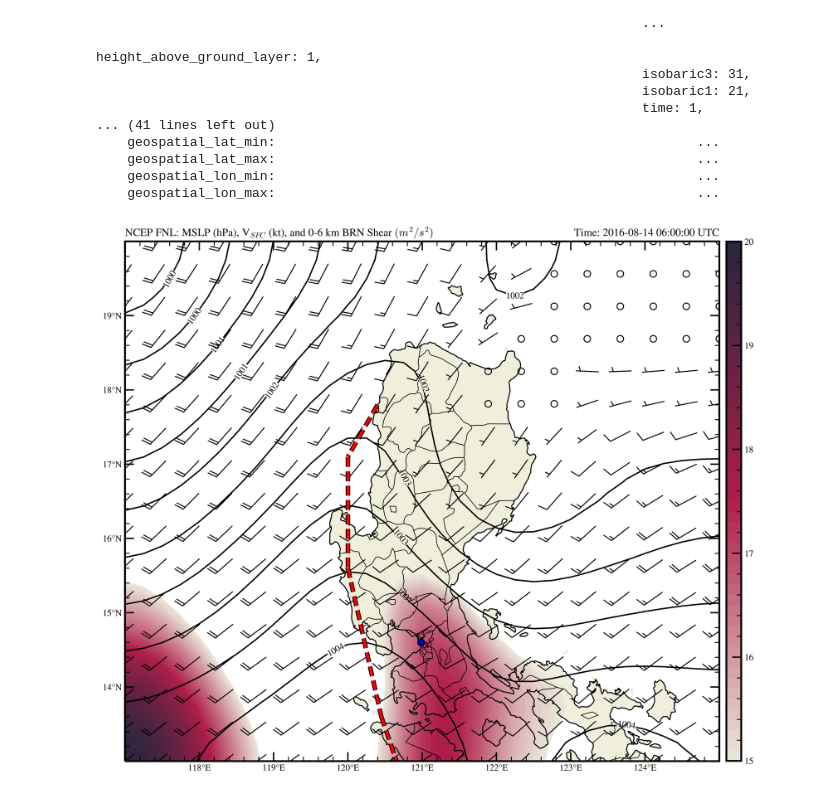
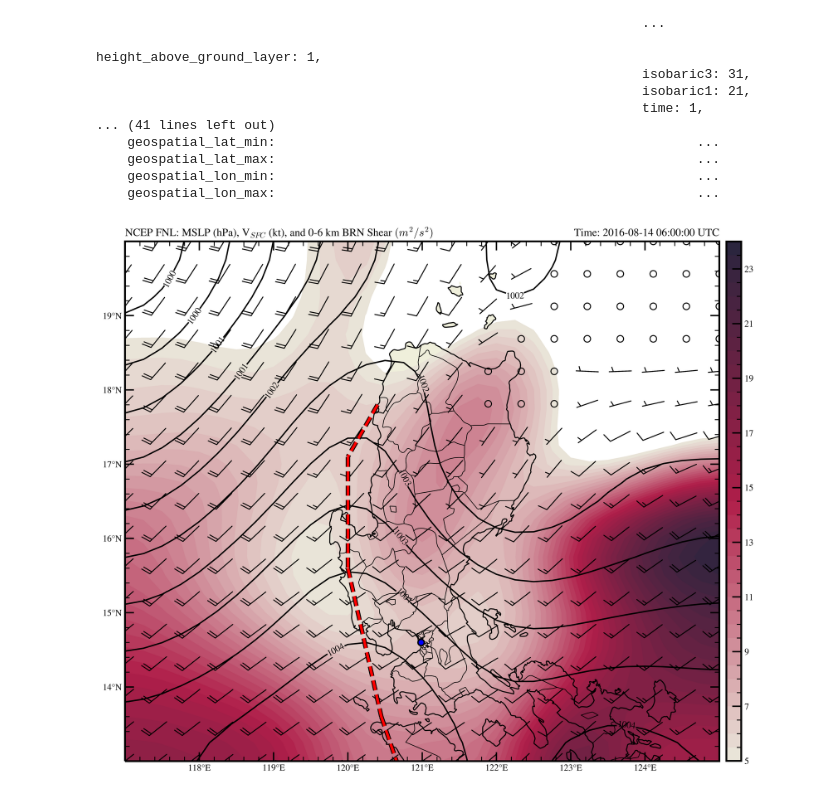
Before and after one commit to AstroCGHA/NCEP-GFS, a Jupyter notebook: MLSP, Winds, BWD Shear.ipynb, the cells around one changed output. Cells and saved outputs as stored; diff of their text form; code cells hidden in the pictures.

```diff
--- a/MLSP, Winds, BWD Shear.ipynb
+++ b/MLSP, Winds, BWD Shear.ipynb
@@ -48,10 +48,10 @@ vwind = ds['v-component_of_wind_isobaric']
 mslp = gaussian_filter(mslp.data[0], sigma=3.0) * units.pascal
 mslph = mslp.to('hPa')
 
+uwnd_surf10 = gaussian_filter(usurf.sel(height_above_ground1=10).data[0], sigma=3.0) * units('m/s')
+vwnd_surf10 = gaussian_filter(vsurf.sel(height_above_ground1=10).data[0], sigma=3.0) * units('m/s')
+
 # Select u-component winds from surface to 500 hPa.
-uwnd_surf10 = gaussian_filter(usurf.sel(height_above_ground1=10).data[0], sigma=3.0) * units('m/s')
-uwnd_1k = gaussian_filter(uwind.sel(isobaric3=100000).data[0], sigma=3.0) * units('m/s')
-uwnd_975 = gaussian_filter(uwind.sel(isobaric3=97500).data[0], sigma=3.0) * units('m/s')
 uwnd_950 = gaussian_filter(uwind.sel(isobaric3=95000).data[0], sigma=3.0) * units('m/s')
 uwnd_925 = gaussian_filter(uwind.sel(isobaric3=92500).data[0], sigma=3.0) * units('m/s')
 uwnd_900 = gaussian_filter(uwind.sel(isobaric3=90000).data[0], sigma=3.0) * units('m/s')
@@ -65,9 +65,6 @@ uwnd_550 = gaussian_filter(uwind.sel(isobaric3=55000).data[0], sigma=3.0) * unit
 uwnd_500 = gaussian_filter(uwind.sel(isobaric3=50000).data[0], sigma=3.0) * units('m/s')
 
 # Select v-component winds from surface to 500 hPa.
-vwnd_surf10 = gaussian_filter(vsurf.sel(height_above_ground1=10).data[0], sigma=3.0) * units('m/s')
-vwnd_1k = gaussian_filter(vwind.sel(isobaric3=100000).data[0], sigma=3.0) * units('m/s')
-vwnd_975 = gaussian_filter(vwind.sel(isobaric3=97500).data[0], sigma=3.0) * units('m/s')
 vwnd_950 = gaussian_filter(vwind.sel(isobaric3=95000).data[0], sigma=3.0) * units('m/s')
 vwnd_925 = gaussian_filter(vwind.sel(isobaric3=92500).data[0], sigma=3.0) * units('m/s')
 vwnd_900 = gaussian_filter(vwind.sel(isobaric3=90000).data[0], sigma=3.0) * units('m/s')
@@ -81,15 +78,15 @@ vwnd_550 = gaussian_filter(vwind.sel(isobaric3=55000).data[0], sigma=3.0) * unit
 vwnd_500 = gaussian_filter(vwind.sel(isobaric3=50000).data[0], sigma=3.0) * units('m/s')
 
 # Add and compute for average/mean winds
-tot_uwind = uwnd_surf10 + uwnd_1k + uwnd_975 + uwnd_950 + uwnd_925 + uwnd_900 + uwnd_850 + uwnd_800 + uwnd_750 + uwnd_700 + uwnd_650 + uwnd_600 + uwnd_550 + uwnd_500
-mean_uwind = tot_uwind / 14 # Number of Ns/Average
+tot_uwind = uwnd_950 + uwnd_925 + uwnd_900 + uwnd_850 + uwnd_800 + uwnd_750 + uwnd_700 + uwnd_650 + uwnd_600 + uwnd_550 + uwnd_500
+mean_uwind = tot_uwind / 11 # Number of Ns/Average
 
-tot_vwind = vwnd_surf10 + vwnd_1k + vwnd_975 + vwnd_950 + vwnd_925 + vwnd_900 + vwnd_850 + vwnd_800 + vwnd_750 + vwnd_700 + vwnd_650 + vwnd_600 + vwnd_550 + vwnd_500
-mean_vwind = tot_vwind / 14 # Number of Ns/Average
+tot_vwind = vwnd_950 + vwnd_925 + vwnd_900 + vwnd_850 + vwnd_800 + vwnd_750 + vwnd_700 + vwnd_650 + vwnd_600 + vwnd_550 + vwnd_500
+mean_vwind = tot_vwind / 11 # Number of Ns/Average
 
 # Compute for change in mean winds
-del_uwind = mean_uwind - uwnd_surf10
-del_vwind = mean_vwind - vwnd_surf10
+del_uwind = mean_uwind - uwnd_950
+del_vwind = mean_vwind - vwnd_950
 
 # Compute for shear magnitude 'M'
 shear_mag = np.sqrt(del_uwind*del_uwind + del_vwind*del_vwind)
@@ -120,11 +117,10 @@ ax.add_feature(cfeature.STATES.with_scale('50m'))
 ax.add_feature(cfeature.LAND)
 
 # Add BRN Shear contours
-shr_range = np.arange(15, 20.01, 0.1)
+shr_range = np.arange(5, 24.5, 0.5)
 shr = ax.contourf(lons, lats, brn_shear, shr_range, cmap='swift.red_r', transform=datacrs)
-cbar = plt.colorbar(shr, orientation='vertical', pad=0.01, aspect=35, shrink=0.664,
-                    ticks=[15, 16, 17, 18, 19, 20])
-cbar.ax.set_yticklabels(['15', '16', '17', '18', '19', '20'])
+cbar = plt.colorbar(shr, orientation='vertical', pad=0.01, aspect=35, shrink=0.664)
+#cbar.ax.set_yticklabels(['25', '30', '35', '40', '45', '50', '55', '60', '65', '70', '75'])
 cbar.ax.minorticks_on()
 cbar.ax.tick_params(which='major', length=10, width=1.5, top=True, right=True, direction='in')
 cbar.ax.tick_params(which='minor', length=5, width=1, top=True, right=True, direction='in')
@@ -175,31 +171,31 @@ ax.set_title('NCEP FNL: MSLP (hPa), V$_{SFC}$ (kt), and 0-6 km BRN Shear $(m^{2}
 ax.set_title('Time: {} UTC'.format(vtime), loc='right')
 
 # Add marker of Manila, NCR via its lats and lons
 manila_lon, manila_lat = 120.9842, 14.5995
 ax.plot(manila_lon, manila_lat, color='blue', markersize=7,
         markeredgewidth=1.5, markeredgecolor='k', marker='o', transform=datacrs)
 
 # Set X and Y-ticks for Latitude and Longitude Coordinates
 ax.set_yticks(lats, 5, crs=ccrs.PlateCarree())
 ax.set_xticks(lons, 5, crs=ccrs.PlateCarree())
 lat_formatter = cticker.LatitudeFormatter()
 long_formatter = cticker.LongitudeFormatter()
 ax.yaxis.set_major_formatter(lat_formatter)
 ax.xaxis.set_major_formatter(long_formatter)
 ax.set_xticks(ax.get_xticks()[1:8]) #Hide end points of longitude tickmarks
 ax.set_yticks(ax.get_yticks()[1:7]) #Hide end points of latitude tickmarks
 ax.minorticks_on()
 ax.tick_params(which='major', length=10, width=1.5, top=True, right=True, direction='in')
 ax.tick_params(which='minor', length=5, width=1, top=True, right=True, direction='in')
 
 # Adjust image and show
 plt.subplots_adjust(bottom=0, top=1)
 plt.rcParams['axes.linewidth'] = 2
 plt.rcParams['figure.dpi'] = 500
 plt.rcParams['figure.facecolor'] = 'white'
 plt.rcParams['mathtext.fontset'] = 'cm'
 plt.rcParams['font.family'] = 'STIXGeneral'
 plt.savefig('MLSP, Zsurf, BRN Shear.jpg', bbox_inches="tight")
 plt.show()
 # %% [output]
-[figure, old version]
+[figure, new version]
```
